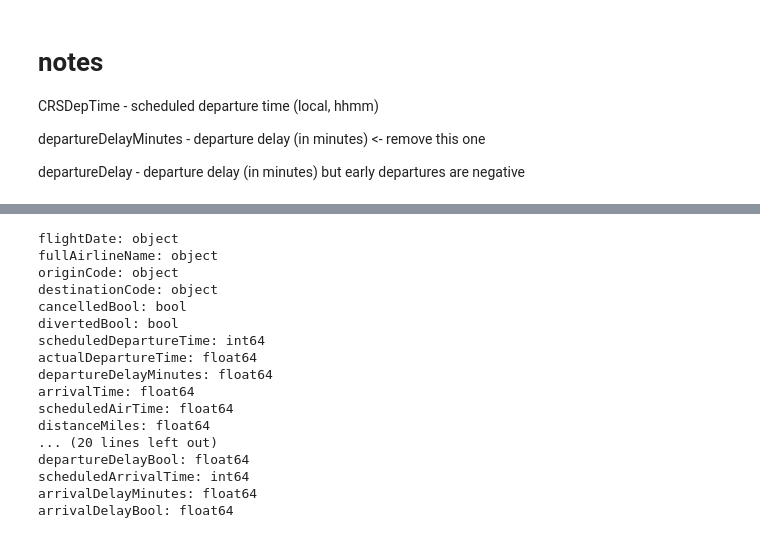
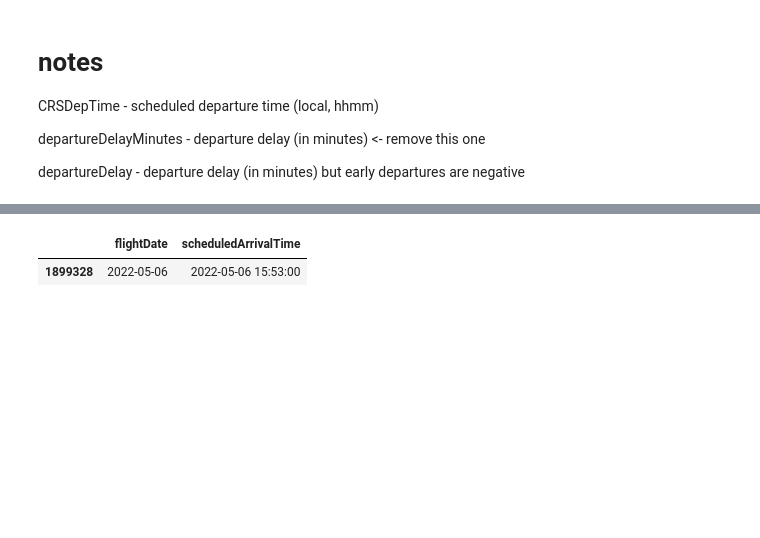
Before and after one commit to dbchristenson/timely-takeoff-model, a Jupyter notebook: src/intake_test.ipynb, the cells around one changed output, grey strips where cells are left out. Drawn from its saved outputs; the diff is of its cells as text; code cells hidden in the pictures; blank space fills up the shorter version.

```diff
--- a/src/intake_test.ipynb
+++ b/src/intake_test.ipynb
@@ -32,3 +29,6 @@ len(df)
+# %%
+# Drop rows with missing values
+df = df.dropna()
 # %%
 # Get the columns that have missing values
 missing_columns = missing_values.index
@@ -147,20 +180,41 @@ dropped_df.sample().head(1)
+# %%
+def convert_float_time(row) -> dt.datetime:
+    """Converts a float time to a datetime object"""
+    # convert flightDate value to string it is in format YYYYMMDD
+    flight_date = str(row["flightDate"])
+
+    to_dt_columns = [
+        "scheduledDepartureTime",
+        "actualDepartureTime",
+        "scheduledArrivalTime",
+        "actualArrivalTime",
+    ]
+
+    for column in to_dt_columns:
+        # if the value is a datetime object, skip it
+        if isinstance(row[column], dt.datetime):
+            continue
+
+        time = str(int(row[column])).zfill(4)
+        hour = time[:2]
+        minute = time[2:]
+
+        if hour == "24":
+            hour = "00"
+
+        row[column] = dt.datetime.strptime(
+            f"{flight_date} {hour}:{minute}", "%Y-%m-%d %H:%M"
+        )
+
+    return row
 # %%
 # Convert scheduledDepartureTime, actualDepartureTime, scheduledArrivalTime, actualArrivalTime to datetime they are floats in format HHMM in 24hour time
+dropped_df = dropped_df.apply(convert_float_time, axis=1)
+
+# Drop rows with missing values again
+cleaned_full_data = dropped_df.dropna()
+
+cleaned_full_data[["flightDate", "scheduledArrivalTime"]].sample().head(1)
 # %% [output]
-flightDate: object
-fullAirlineName: object
-originCode: object
-destinationCode: object
-cancelledBool: bool
-divertedBool: bool
-scheduledDepartureTime: int64
-actualDepartureTime: float64
-departureDelayMinutes: float64
-arrivalTime: float64
-scheduledAirTime: float64
-distanceMiles: float64
-... (20 lines left out)
-departureDelayBool: float64
-scheduledArrivalTime: int64
-arrivalDelayMinutes: float64
-arrivalDelayBool: float64
+|  | flightDate | scheduledArrivalTime |
+| 1899328 | 2022-05-06 | 2022-05-06 15:53:00 |
```
Also changed, not shown: parts of 6 cells of this notebook, 2 other files.
